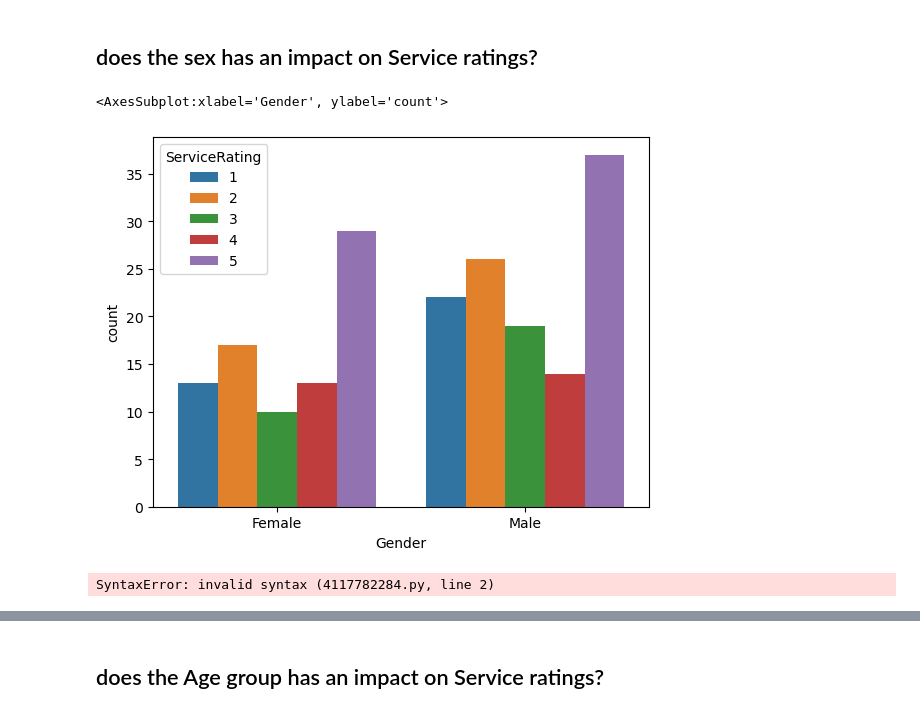
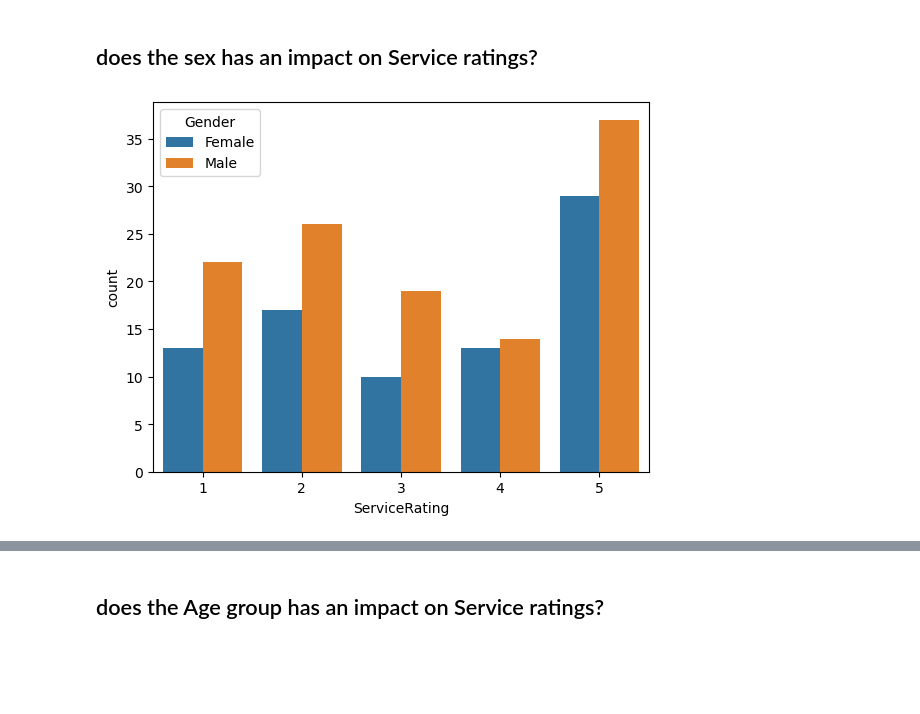
Before and after one commit to shafiop/Machine-Learning, a Jupyter notebook: Cuisine_rating_12062023.ipynb, the cells around one changed output, grey strips where cells are left out. Cells and saved outputs as stored; diff of their text form; code cells hidden in the pictures; blank space fills up the shorter version.

```diff
--- a/Cuisine_rating_12062023.ipynb
+++ b/Cuisine_rating_12062023.ipynb
@@ -173,17 +174,11 @@ plt.show()
 #### from this it is clear that presence of alcohol or smoking options in a restaurant have an impact on overall rating
 # %% [markdown]
 ## does the sex has an impact on Service ratings?
-# %%
-sns.countplot(x="Gender", hue="ServiceRating", data=df)
-# %% [output]
-<AxesSubplot:xlabel='Gender', ylabel='count'>
-[figure, removed]
-# %%
-df['Age_group']=['kids' if df['Age']<18
-                 "youth" if df['Age'<18 and >35]
-                else "youth"
-# %% [output]
-SyntaxError: invalid syntax (4117782284.py, line 2)
+# %%
+sns.countplot(hue="Gender", x="ServiceRating", data=df)
+plt.show()
+# %% [output]
+[figure, added]
 # %%
 df["Age_group"]=pd.cut(df.Age, [0,10,18,35,75], labels=['Kid', 'Adult', 'Youth', 'Old'])
 # %%
```
Also changed, not shown: parts of 46 cells of this notebook, 2 other files.
